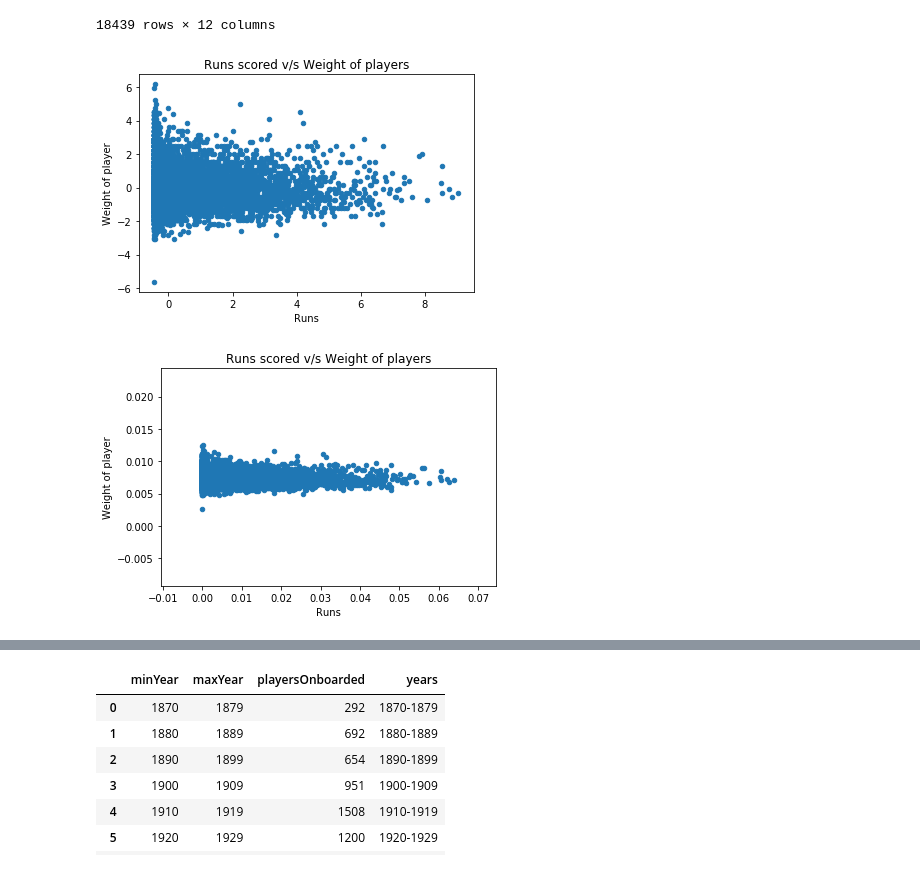
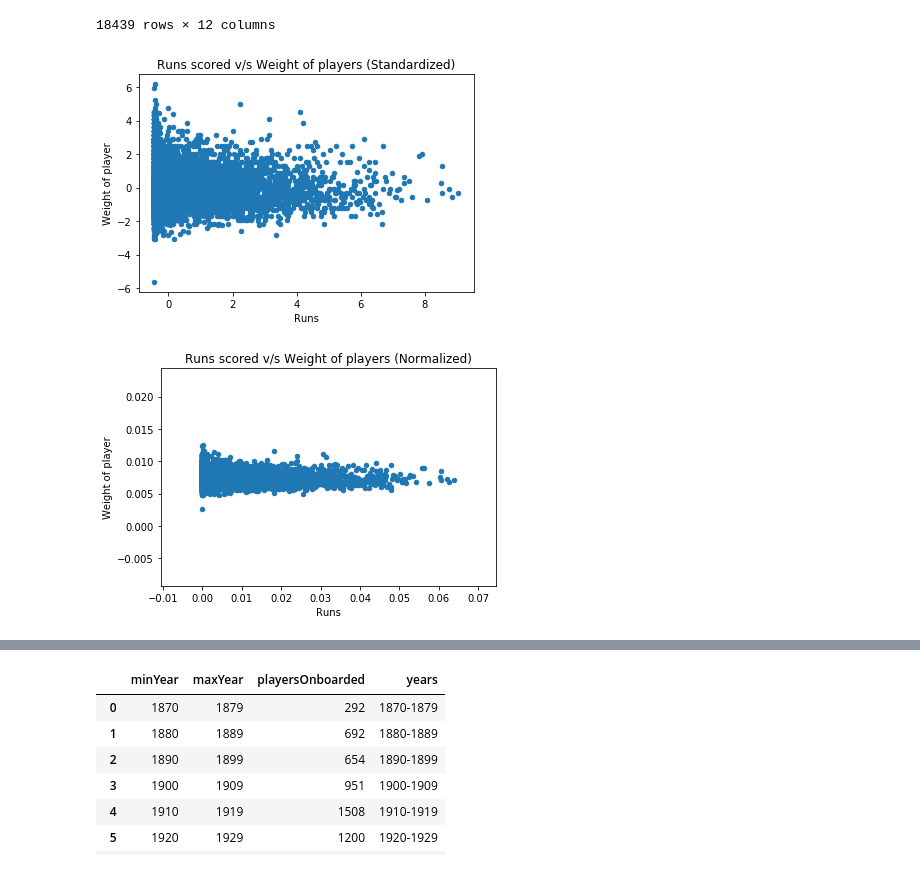
Before and after one commit to manish-mr/CS6830_Project1, a Jupyter notebook: Project1.ipynb, the cells around one changed output, grey strips where cells are left out. Cells and saved outputs as stored; diff of their text form; code cells hidden in the pictures.

```diff
--- a/Project1.ipynb
+++ b/Project1.ipynb
@@ -152,16 +152,16 @@ merged_df
 # %%
 ax = merged_df.plot.scatter(x='sum_std', y='weight_std')
 plt.xlabel('Runs')
 plt.ylabel('Weight of player')
-plt.title('Runs scored v/s Weight of players')
+plt.title('Runs scored v/s Weight of players (Standardized)')
 plt.show()
 
 
 ax = merged_df.plot.scatter(x='sum_norm', y='weight_norm')
 plt.xlabel('Runs')
 plt.ylabel('Weight of player')
-plt.title('Runs scored v/s Weight of players')
+plt.title('Runs scored v/s Weight of players (Normalized)')
 plt.show()
 # %% [output]
-[figure, old version]
+[figure, new version]
-[figure, old version]
+[figure, new version]
```
Also changed, not shown: parts of 3 cells of this notebook.
